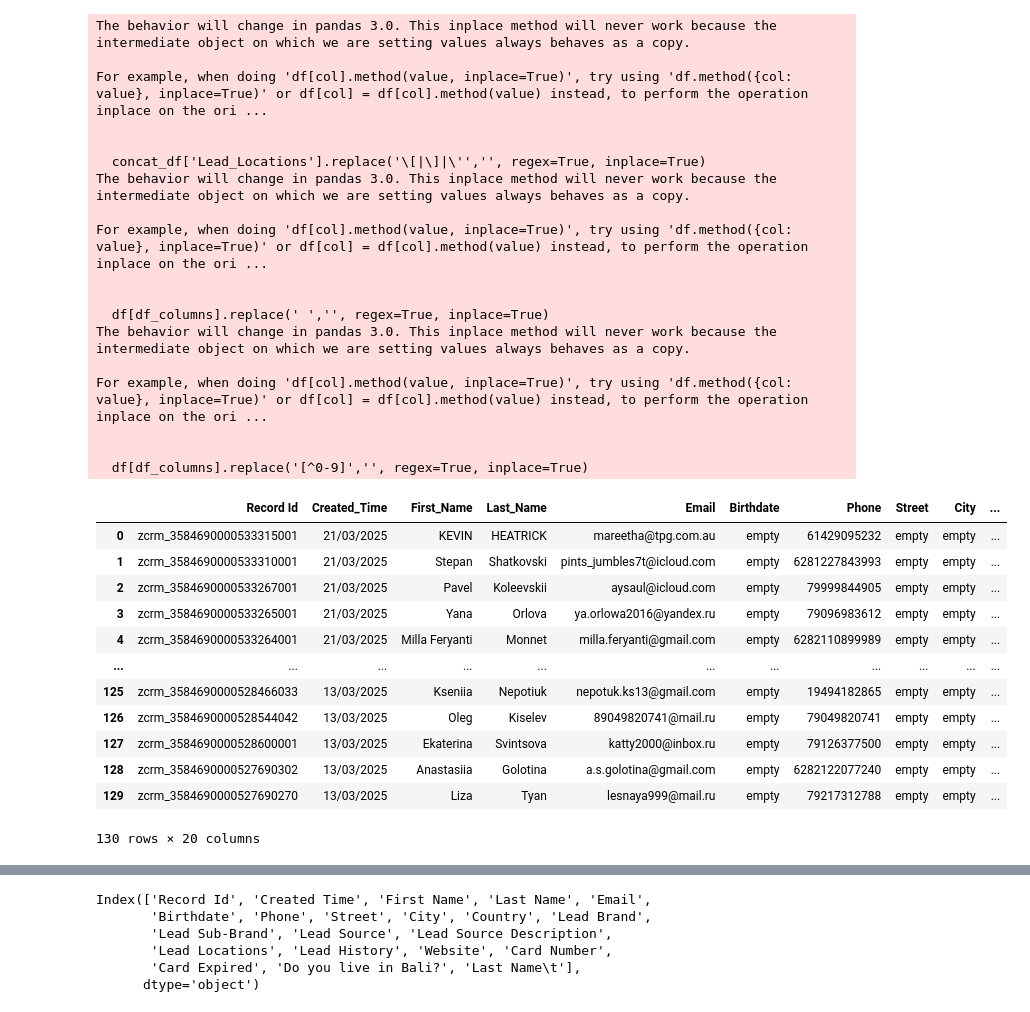
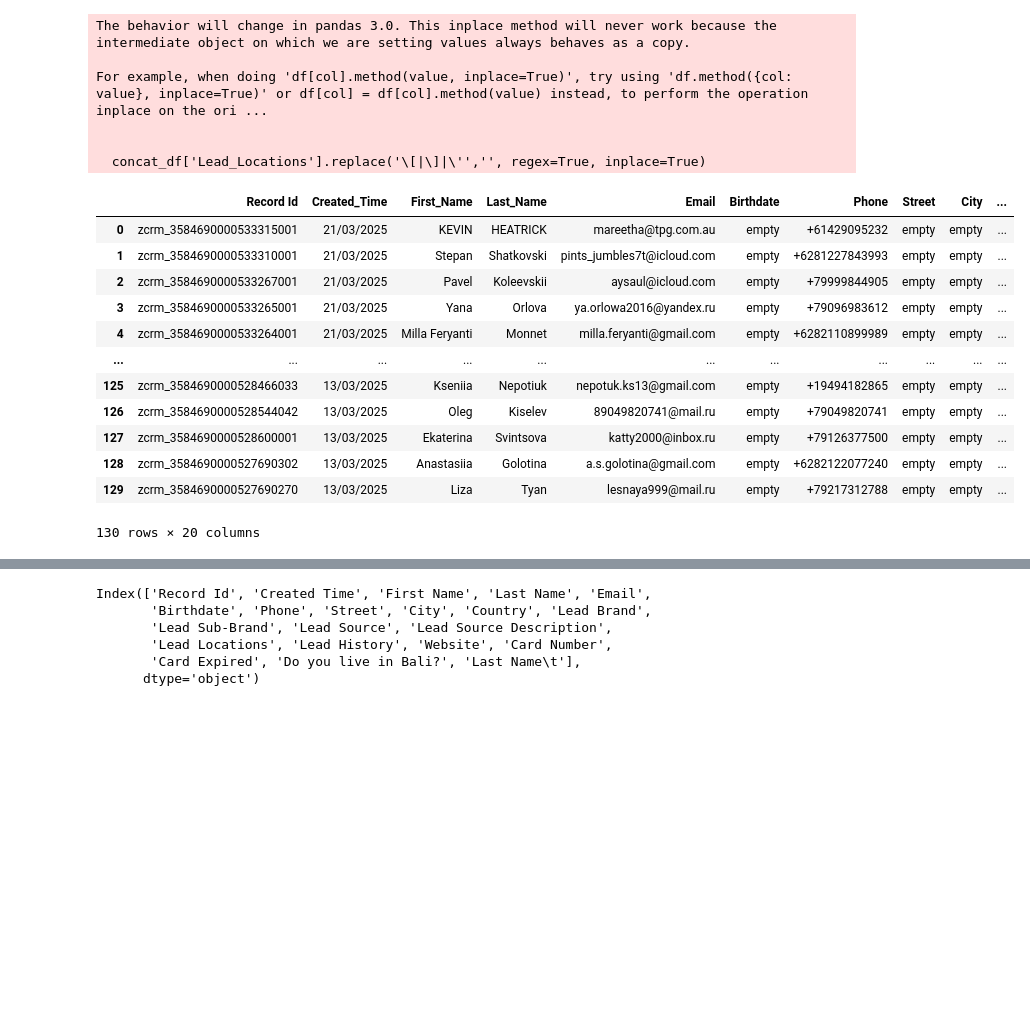
Before and after one commit to fajarfat1195/python.github.io, a Jupyter notebook: zoho_data_app/zoho_api/sync_module/kbb_vip_live_sync.ipynb, the cells around one changed output, grey strips where cells are left out. Drawn from its saved outputs; the diff is of its cells as text; code cells hidden in the pictures; blank space fills up the shorter version.

```diff
--- a/zoho_data_app/zoho_api/sync_module/kbb_vip_live_sync.ipynb
+++ b/zoho_data_app/zoho_api/sync_module/kbb_vip_live_sync.ipynb
@@ -57,52 +60,40 @@ crm_token = crm.get_crm_token()
 # %%
 df = crm.get_kbb_vip_data(crm_token, cols)
 df.fillna('empty', inplace=True)
 new_df = crm.get_kbb_vip_filter(df)
 new_df['id'] = 'zcrm_'+new_df['id']
 new_df.rename(columns={'id': 'Record Id'}, inplace=True)
 new_df['Created_Time'] = new_df['Created_Time'].str.replace('T', ' ').str.replace(r'\+\d{2}:\d{2}', '', regex=True)
 new_df['Created_Time']  = pd.to_datetime(new_df['Created_Time']).dt.strftime('%d/%m/%Y')
 new_df['Card_Expired']  = pd.to_datetime(new_df['Card_Expired']).dt.strftime('%d/%m/%Y')
 new_df['First_Name'] = new_df['First_Name'].apply(fix_encoding)
 new_df['Last_Name'] = new_df['Last_Name'].apply(fix_encoding)
-m.clean_number(new_df, 'Phone')
-m.replace_not_valid_to_empty(new_df, 'Phone')
+# m.clean_number(new_df, 'Phone')
+# m.replace_not_valid_to_empty(new_df, 'Phone')
 # new_df = df.copy()
 new_df.sort_values('Created_Time', ascending=False, inplace=True)
 new_df.reset_index(drop=True, inplace=True)
 count_data_awal = new_df.shape[0]
 new_df
 # %% [output]
 The behavior will change in pandas 3.0. This inplace method will never work because the intermediate object on which we are setting values always behaves as a copy.
 
 For example, when doing 'df[col].method(value, inplace=True)', try using 'df.method({col: value}, inplace=True)' or df[col] = df[col].method(value) instead, to perform the operation inplace on the ori ...
 
 
   concat_df['Lead_Locations'].replace('\[|\]|\'','', regex=True, inplace=True)
-The behavior will change in pandas 3.0. This inplace method will never work because the intermediate object on which we are setting values always behaves as a copy.
-
-For example, when doing 'df[col].method(value, inplace=True)', try using 'df.method({col: value}, inplace=True)' or df[col] = df[col].method(value) instead, to perform the operation inplace on the ori ...
-
-
-  df[df_columns].replace(' ','', regex=True, inplace=True)
-The behavior will change in pandas 3.0. This inplace method will never work because the intermediate object on which we are setting values always behaves as a copy.
-
-For example, when doing 'df[col].method(value, inplace=True)', try using 'df.method({col: value}, inplace=True)' or df[col] = df[col].method(value) instead, to perform the operation inplace on the ori ...
-
-
-  df[df_columns].replace('[^0-9]','', regex=True, inplace=True)
 |  | Record Id | Created_Time | First_Name | Last_Name | Email | Birthdate | Phone | Street | City | ... |
-| 0 | zcrm_3584690000533315001 | 21/03/2025 | KEVIN | HEATRICK | mareetha@tpg.com.au | empty | 61429095232 | empty | empty | ... |
-| 1 | zcrm_3584690000533310001 | 21/03/2025 | Stepan | Shatkovski | pints_jumbles7t@icloud.com | empty | 6281227843993 | empty | empty | ... |
-| 2 | zcrm_3584690000533267001 | 21/03/2025 | Pavel | Koleevskii | aysaul@icloud.com | empty | 79999844905 | empty | empty | ... |
-| 3 | zcrm_3584690000533265001 | 21/03/2025 | Yana | Orlova | ya.orlowa2016@yandex.ru | empty | 79096983612 | empty | empty | ... |
-| 4 | zcrm_3584690000533264001 | 21/03/2025 | Milla Feryanti | Monnet | milla.feryanti@gmail.com | empty | 6282110899989 | empty | empty | ... |
+| 0 | zcrm_3584690000533315001 | 21/03/2025 | KEVIN | HEATRICK | mareetha@tpg.com.au | empty | +61429095232 | empty | empty | ... |
+| 1 | zcrm_3584690000533310001 | 21/03/2025 | Stepan | Shatkovski | pints_jumbles7t@icloud.com | empty | +6281227843993 | empty | empty | ... |
+| 2 | zcrm_3584690000533267001 | 21/03/2025 | Pavel | Koleevskii | aysaul@icloud.com | empty | +79999844905 | empty | empty | ... |
+| 3 | zcrm_3584690000533265001 | 21/03/2025 | Yana | Orlova | ya.orlowa2016@yandex.ru | empty | +79096983612 | empty | empty | ... |
+| 4 | zcrm_3584690000533264001 | 21/03/2025 | Milla Feryanti | Monnet | milla.feryanti@gmail.com | empty | +6282110899989 | empty | empty | ... |
 | ... | ... | ... | ... | ... | ... | ... | ... | ... | ... | ... |
-| 125 | zcrm_3584690000528466033 | 13/03/2025 | Kseniia | Nepotiuk | nepotuk.ks13@gmail.com | empty | 19494182865 | empty | empty | ... |
-| 126 | zcrm_3584690000528544042 | 13/03/2025 | Oleg | Kiselev | 89049820741@mail.ru | empty | 79049820741 | empty | empty | ... |
-| 127 | zcrm_3584690000528600001 | 13/03/2025 | Ekaterina | Svintsova | katty2000@inbox.ru | empty | 79126377500 | empty | empty | ... |
-| 128 | zcrm_3584690000527690302 | 13/03/2025 | Anastasiia | Golotina | a.s.golotina@gmail.com | empty | 6282122077240 | empty | empty | ... |
-| 129 | zcrm_3584690000527690270 | 13/03/2025 | Liza | Tyan | lesnaya999@mail.ru | empty | 79217312788 | empty | empty | ... |
+| 125 | zcrm_3584690000528466033 | 13/03/2025 | Kseniia | Nepotiuk | nepotuk.ks13@gmail.com | empty | +19494182865 | empty | empty | ... |
+| 126 | zcrm_3584690000528544042 | 13/03/2025 | Oleg | Kiselev | 89049820741@mail.ru | empty | +79049820741 | empty | empty | ... |
+| 127 | zcrm_3584690000528600001 | 13/03/2025 | Ekaterina | Svintsova | katty2000@inbox.ru | empty | +79126377500 | empty | empty | ... |
+| 128 | zcrm_3584690000527690302 | 13/03/2025 | Anastasiia | Golotina | a.s.golotina@gmail.com | empty | +6282122077240 | empty | empty | ... |
+| 129 | zcrm_3584690000527690270 | 13/03/2025 | Liza | Tyan | lesnaya999@mail.ru | empty | +79217312788 | empty | empty | ... |
 130 rows × 20 columns
 # %%
 new_df['First_Name'] = new_df['First_Name'].str.title()
```
Also changed, not shown: parts of 8 cells of this notebook.
